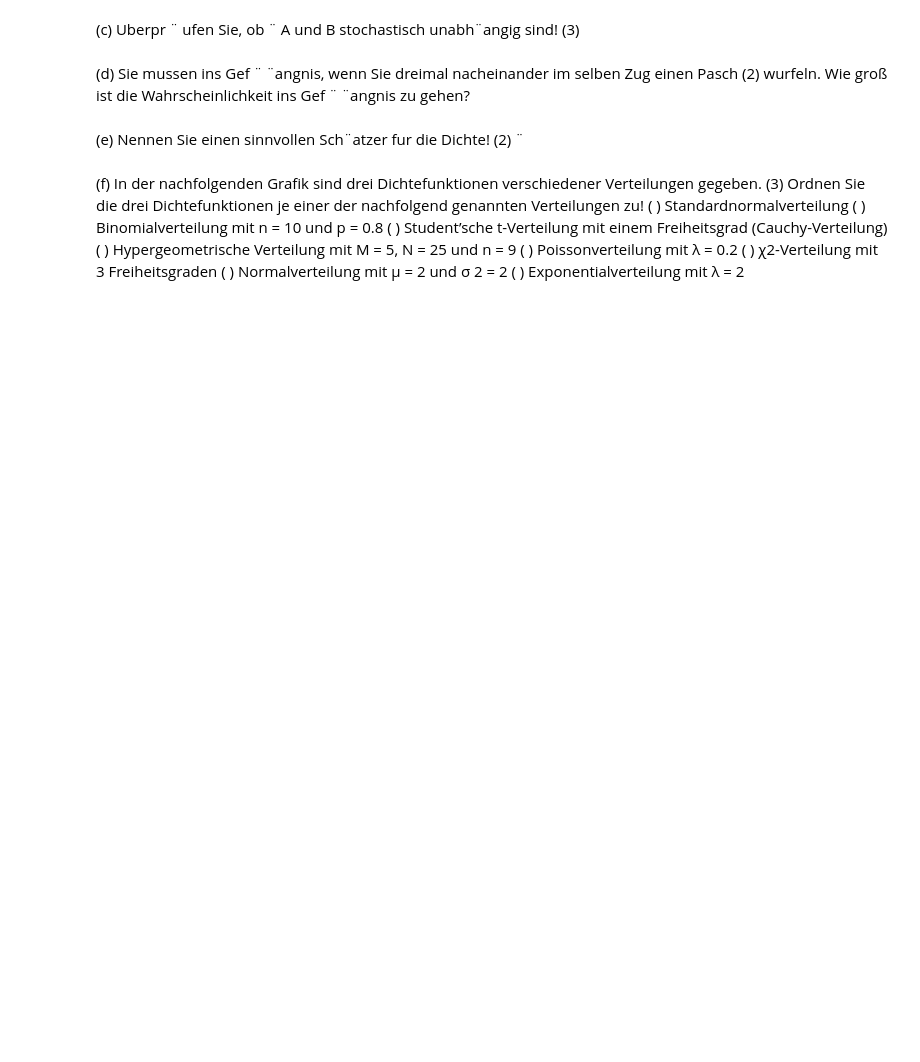
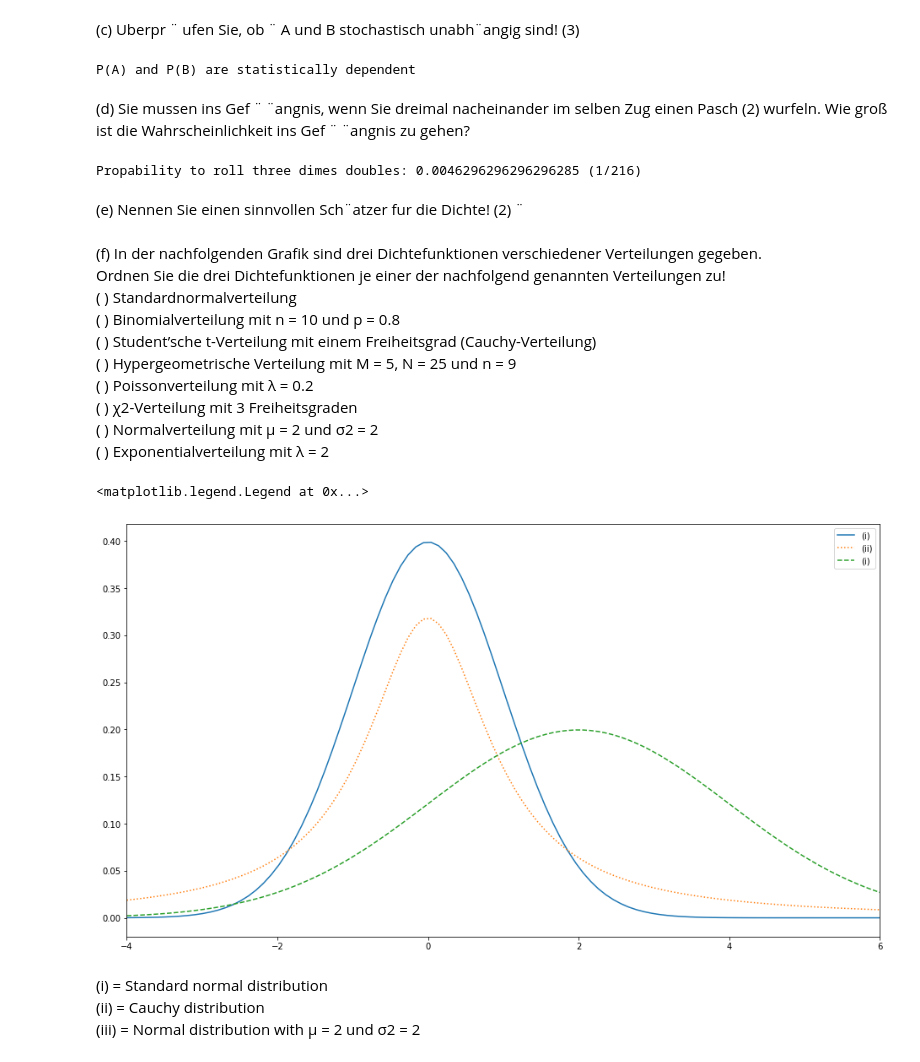
Before and after one commit to darkD3mon/climate-change-htw-2019, a Jupyter notebook: Wahrscheinlichkeits_Temperature.ipynb, the cells around one changed output. Drawn from its saved outputs; the diff is of its cells as text; code cells hidden in the pictures; blank space fills up the shorter version.

```diff
--- a/Wahrscheinlichkeits_Temperature.ipynb
+++ b/Wahrscheinlichkeits_Temperature.ipynb
@@ -53,21 +69,55 @@ P(B)= 1/2
 # %% [markdown]
 (c) Uberpr ¨ ufen Sie, ob ¨ A und B stochastisch unabh¨angig sind! (3)
+# %%
+# stochastically independent if:
+# P(A ∩ B) = P(A) * P(B)
+# 1/12 = 1/6 * 1/2
+# 1/12 = 1/12
+print("P(A) and P(B) are statistically independent")
+# %% [output]
+P(A) and P(B) are statistically dependent
 # %% [markdown]
 (d) Sie mussen ins Gef ¨ ¨angnis, wenn Sie dreimal nacheinander im selben Zug einen Pasch (2)
 wurfeln. Wie groß ist die Wahrscheinlichkeit ins Gef ¨ ¨angnis zu gehen?
+# %%
+print("Propability to roll three dimes doubles: " + str(P_A**3) + " (1/216)")
+# %% [output]
+Propability to roll three dimes doubles: 0.0046296296296296285 (1/216)
 # %% [markdown]
 (e) Nennen Sie einen sinnvollen Sch¨atzer fur die Dichte! (2) ¨
 # %% [markdown]
-(f) In der nachfolgenden Grafik sind drei Dichtefunktionen verschiedener Verteilungen gegeben. (3)
-Ordnen Sie die drei Dichtefunktionen je einer der nachfolgend genannten Verteilungen zu!
-( ) Standardnormalverteilung
-( ) Binomialverteilung mit n = 10 und p = 0.8
-( ) Student’sche t-Verteilung mit einem Freiheitsgrad (Cauchy-Verteilung)
-( ) Hypergeometrische Verteilung mit M = 5, N = 25 und n = 9
-( ) Poissonverteilung mit λ = 0.2
-( ) χ2-Verteilung mit 3 Freiheitsgraden
-( ) Normalverteilung mit µ = 2 und σ
-2 = 2
-( ) Exponentialverteilung mit λ = 2
+(f) In der nachfolgenden Grafik sind drei Dichtefunktionen verschiedener Verteilungen gegeben. <br>
+Ordnen Sie die drei Dichtefunktionen je einer der nachfolgend genannten Verteilungen zu! <br>
+( ) Standardnormalverteilung <br>
+( ) Binomialverteilung mit n = 10 und p = 0.8 <br>
+( ) Student’sche t-Verteilung mit einem Freiheitsgrad (Cauchy-Verteilung) <br>
+( ) Hypergeometrische Verteilung mit M = 5, N = 25 und n = 9 <br>
+( ) Poissonverteilung mit λ = 0.2 <br>
+( ) χ2-Verteilung mit 3 Freiheitsgraden <br>
+( ) Normalverteilung mit µ = 2 und σ2 = 2 <br>
+( ) Exponentialverteilung mit λ = 2 <br>
+# %%
+x = np.linspace(-4, 6, 100)
+
+y1 = scipy.stats.norm.pdf(x)
+
+y2 = scipy.stats.cauchy.pdf(x)
+
+y3 = scipy.stats.norm.pdf(x, 2, 2)
+
+
+fig, axs = plt.subplots(figsize=(16,9))
+axs.set_xlim(-4, 6)
+axs.plot(x, y1, label = "(i)")
+axs.plot(x, y2, label = "(ii)", ls=':')
+axs.plot(x, y3, label = "(i)", ls='--')
+axs.legend()
+# %% [output]
+<matplotlib.legend.Legend at 0x...>
+[figure, added]
+# %% [markdown]
+(i) = Standard normal distribution <br>
+(ii) = Cauchy distribution <br>
+(iii) = Normal distribution with µ = 2 und σ2 = 2
 # %% [markdown]
 ![title](grafik.png)
```
Also changed, not shown: parts of 3 cells of this notebook.
